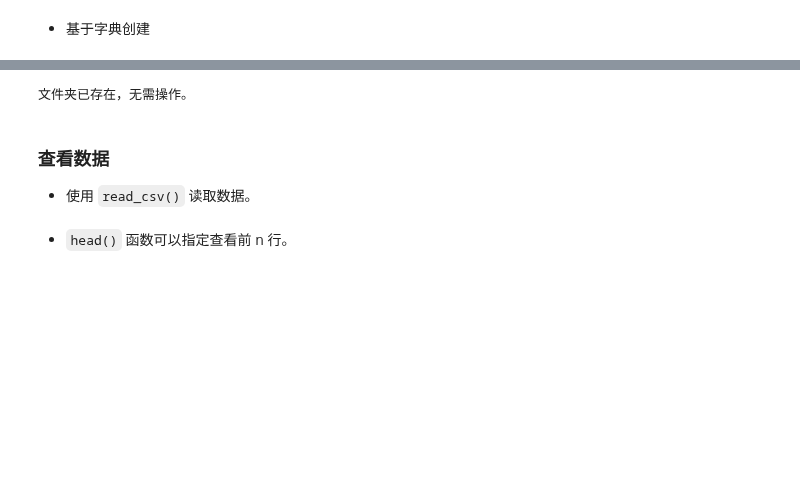
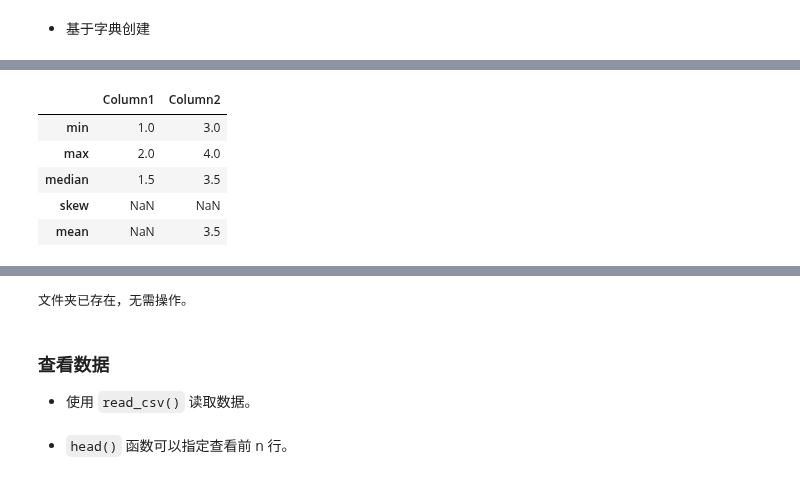
Before and after one commit to godaai/scale-py-zh, a Jupyter notebook: docs/_sources/ch-pandas/series-dataframe.ipynb, the cells around one changed output, grey strips where cells are left out. Saved outputs shown, nothing was run; the diff lists cells and outputs as text; code cells hidden in the pictures; blank space fills up the shorter version.

```diff
--- a/docs/_sources/ch-pandas/series-dataframe.ipynb
+++ b/docs/_sources/ch-pandas/series-dataframe.ipynb
@@ -103,0 +192,12 @@ df = pd.DataFrame(data)
+# %%
+df.agg({
+    'Column1':['min','max','median','skew'],
+    'Column2':['min','max','median','mean']
+})
+# %% [output]
+|  | Column1 | Column2 |
+| min | 1.0 | 3.0 |
+| max | 2.0 | 4.0 |
+| median | 1.5 | 3.5 |
+| skew | NaN | NaN |
+| mean | NaN | 3.5 |
```
Also changed, not shown: parts of 14 cells of this notebook, 46 other files.
